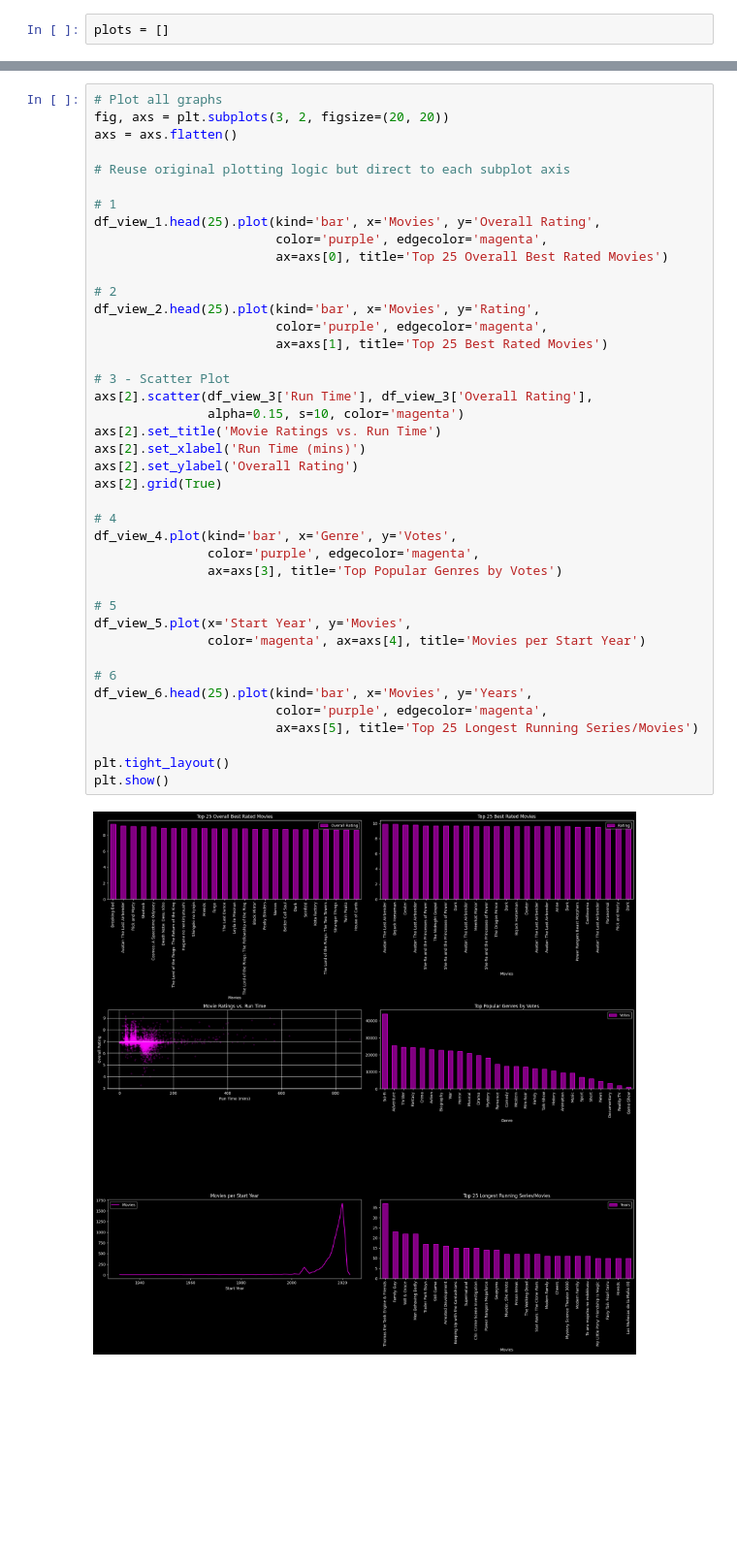
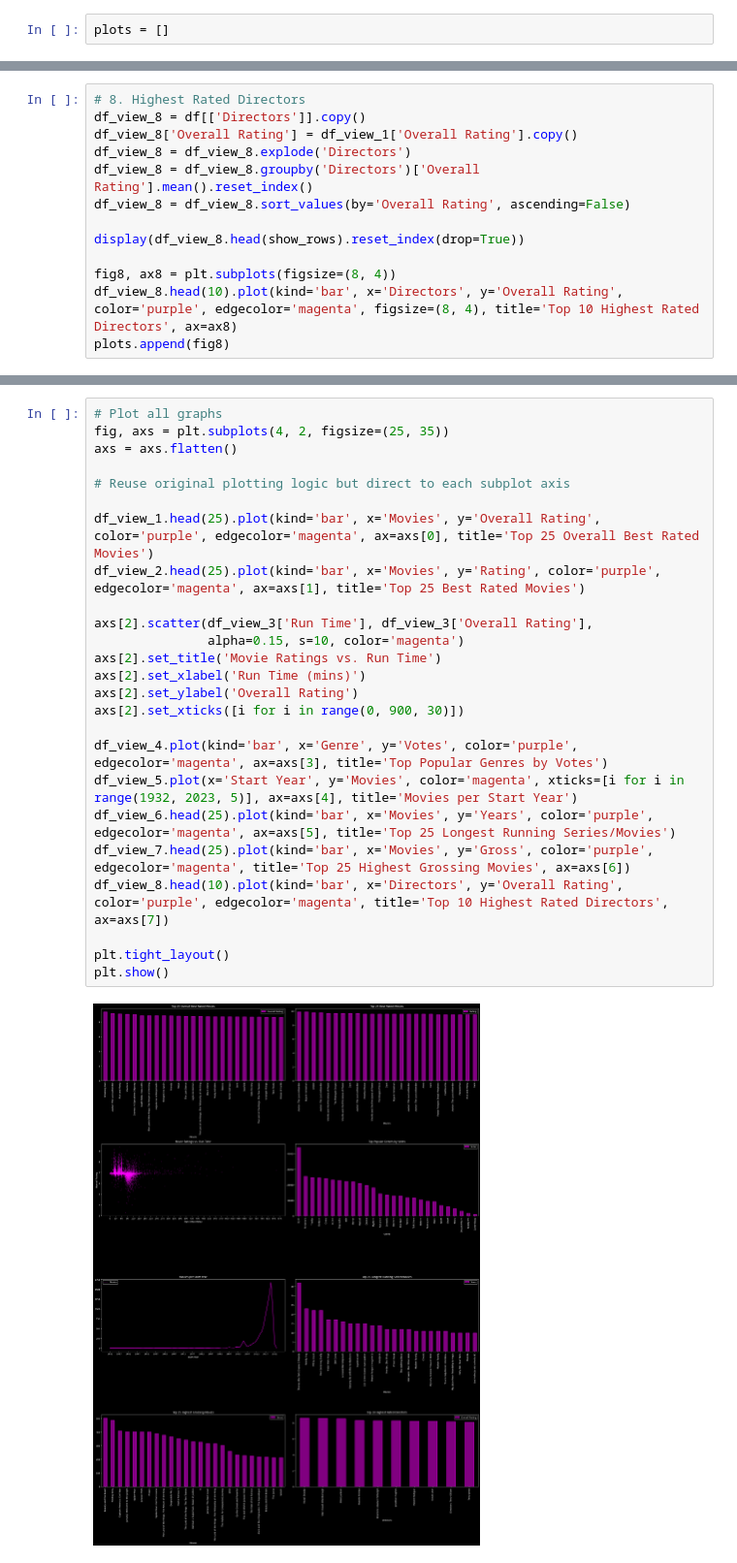
Before and after one commit to FayRd/Movies-Data-Analysis, a Jupyter notebook: data_visualisation.ipynb, the cells around one changed output, grey strips where cells are left out. Shown at 97% size. Saved outputs shown, nothing was run; the diff lists cells and outputs as text; blank space fills up the shorter version.

```diff
--- a/data_visualisation.ipynb
+++ b/data_visualisation.ipynb
@@ -213,0 +240,13 @@ plots.append(fig6)
+# %%
+# 8. Highest Rated Directors
+df_view_8 = df[['Directors']].copy()
+df_view_8['Overall Rating'] = df_view_1['Overall Rating'].copy()
+df_view_8 = df_view_8.explode('Directors')
+df_view_8 = df_view_8.groupby('Directors')['Overall Rating'].mean().reset_index()
+df_view_8 = df_view_8.sort_values(by='Overall Rating', ascending=False)
+
+display(df_view_8.head(show_rows).reset_index(drop=True))
+
+fig8, ax8 = plt.subplots(figsize=(8, 4))
+df_view_8.head(10).plot(kind='bar', x='Directors', y='Overall Rating', color='purple', edgecolor='magenta', figsize=(8, 4), title='Top 10 Highest Rated Directors', ax=ax8)
+plots.append(fig8)
@@ -214,46 +266,30 @@ plots.append(fig6)
 # %%
 # Plot all graphs
-fig, axs = plt.subplots(3, 2, figsize=(20, 20))
+fig, axs = plt.subplots(4, 2, figsize=(25, 35))
 axs = axs.flatten()
 
 # Reuse original plotting logic but direct to each subplot axis
 
-# 1
-df_view_1.head(25).plot(kind='bar', x='Movies', y='Overall Rating',
-                        color='purple', edgecolor='magenta',
-                        ax=axs[0], title='Top 25 Overall Best Rated Movies')
+df_view_1.head(25).plot(kind='bar', x='Movies', y='Overall Rating', color='purple', edgecolor='magenta', ax=axs[0], title='Top 25 Overall Best Rated Movies')
+df_view_2.head(25).plot(kind='bar', x='Movies', y='Rating', color='purple', edgecolor='magenta', ax=axs[1], title='Top 25 Best Rated Movies')
 
-# 2
-df_view_2.head(25).plot(kind='bar', x='Movies', y='Rating',
-                        color='purple', edgecolor='magenta',
-                        ax=axs[1], title='Top 25 Best Rated Movies')
-
-# 3 - Scatter Plot
 axs[2].scatter(df_view_3['Run Time'], df_view_3['Overall Rating'],
                alpha=0.15, s=10, color='magenta')
 axs[2].set_title('Movie Ratings vs. Run Time')
 axs[2].set_xlabel('Run Time (mins)')
 axs[2].set_ylabel('Overall Rating')
-axs[2].grid(True)
+axs[2].set_xticks([i for i in range(0, 900, 30)])
 
-# 4
-df_view_4.plot(kind='bar', x='Genre', y='Votes',
-               color='purple', edgecolor='magenta',
-               ax=axs[3], title='Top Popular Genres by Votes')
-
-# 5
-df_view_5.plot(x='Start Year', y='Movies',
-               color='magenta', ax=axs[4], title='Movies per Start Year')
-
-# 6
-df_view_6.head(25).plot(kind='bar', x='Movies', y='Years',
-                        color='purple', edgecolor='magenta',
-                        ax=axs[5], title='Top 25 Longest Running Series/Movies')
+df_view_4.plot(kind='bar', x='Genre', y='Votes', color='purple', edgecolor='magenta', ax=axs[3], title='Top Popular Genres by Votes')
+df_view_5.plot(x='Start Year', y='Movies', color='magenta', xticks=[i for i in range(1932, 2023, 5)], ax=axs[4], title='Movies per Start Year')
+df_view_6.head(25).plot(kind='bar', x='Movies', y='Years', color='purple', edgecolor='magenta', ax=axs[5], title='Top 25 Longest Running Series/Movies')
+df_view_7.head(25).plot(kind='bar', x='Movies', y='Gross', color='purple', edgecolor='magenta', title='Top 25 Highest Grossing Movies', ax=axs[6])
+df_view_8.head(10).plot(kind='bar', x='Directors', y='Overall Rating', color='purple', edgecolor='magenta', title='Top 10 Highest Rated Directors', ax=axs[7])
 
 plt.tight_layout()
 plt.show()
 # %% [output]
-[figure, old version]
+[figure, new version]
 # %%
 for i, fig in enumerate(plots):
     fig.savefig(f'./Data/Data Graphs/plot_{i+1}.png', dpi=300, bbox_inches='tight')
```
Also changed, not shown: parts of 6 cells of this notebook, 5 other files.
